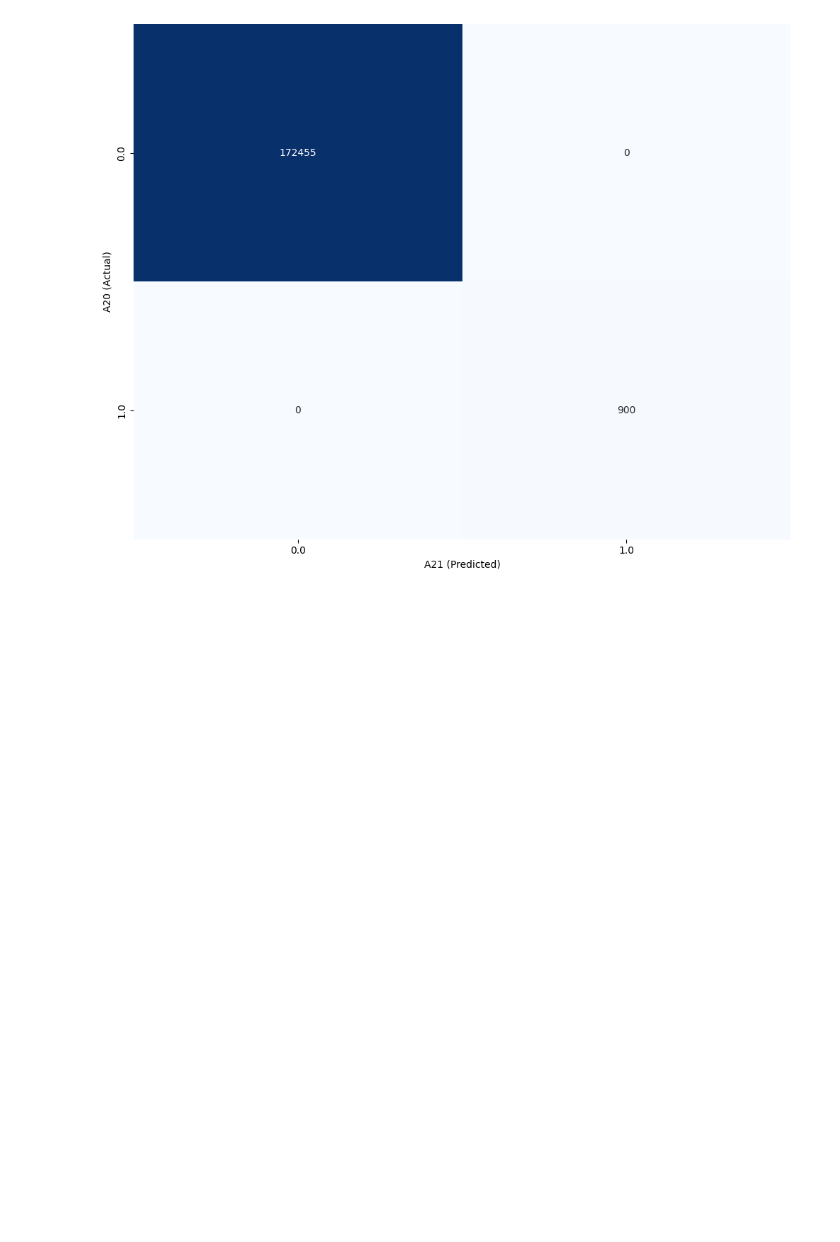
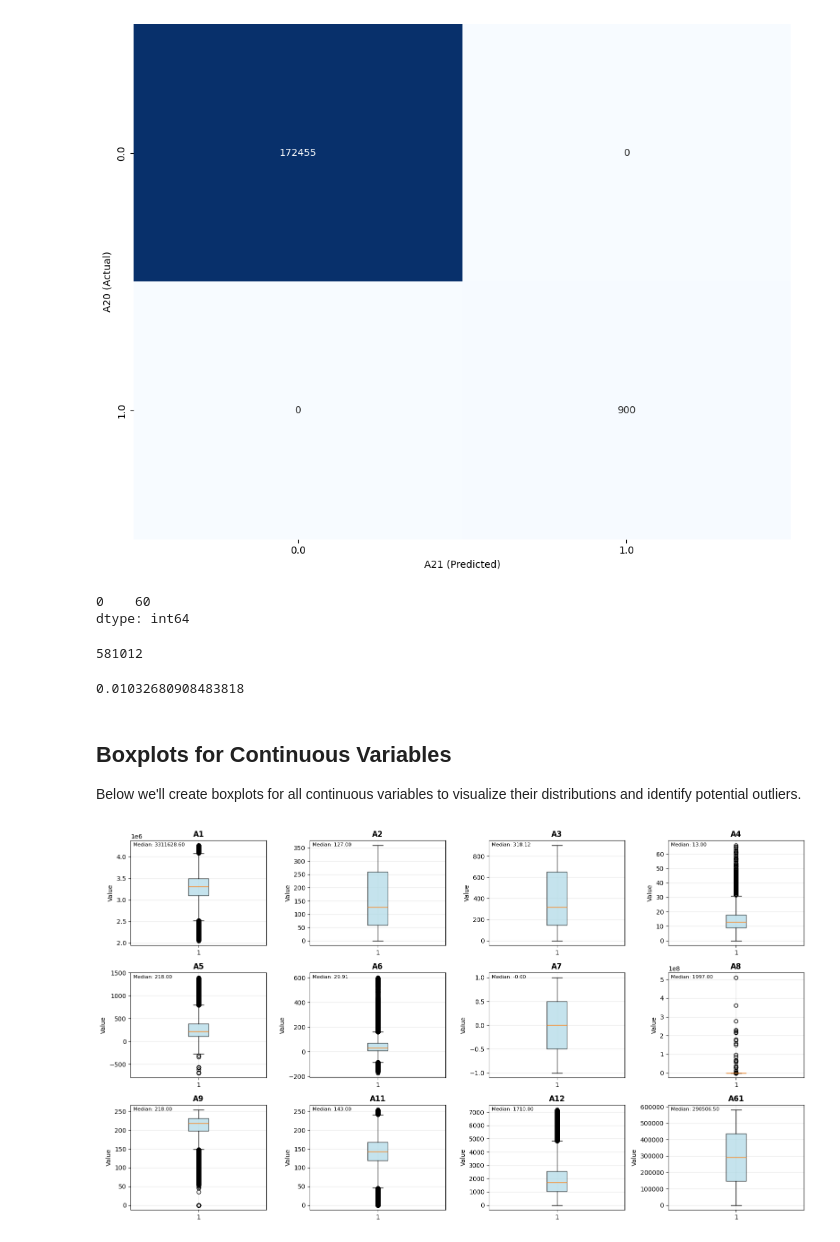
Before and after one commit to Voltzz9/ml441_assignments, a Jupyter notebook: assign1/ml441_assign1_26296918.ipynb, the cells around one changed output. Cells and saved outputs as stored; diff of their text form; code cells hidden in the pictures; blank space fills up the shorter version.

```diff
--- a/assign1/ml441_assign1_26296918.ipynb
+++ b/assign1/ml441_assign1_26296918.ipynb
@@ -1083,3 +1083,57 @@ plt.savefig('report/images/confusion_matrix_A20_A21.pdf', dpi=300, bbox_inches='
 plt.show()
 # %% [output]
 [figure]
+# %%
+# count missing values in target variable
+missing_target_count = target_df.isna().sum()
+missing_target_count
+# %% [output]
+0    60
+dtype: int64
+# %%
+df.shape[0]
+# %% [output]
+581012
+# %%
+60 / df.shape[0] * 100
+# %% [output]
+0.01032680908483818
+# %% [markdown]
+## Boxplots for Continuous Variables
+
+Below we'll create boxplots for all continuous variables to visualize their distributions and identify potential outliers.
+# %%
+# Create individual boxplots for each continuous variable
+continuous_features = df_continuous.columns
+n_features = len(continuous_features)
+
+# Calculate subplot dimensions (try to make roughly square)
+n_cols = int(np.ceil(np.sqrt(n_features)))
+n_rows = int(np.ceil(n_features / n_cols))
+
+plt.figure(figsize=(4 * n_cols, 3 * n_rows))
+
+for i, feature in enumerate(continuous_features):
+    plt.subplot(n_rows, n_cols, i + 1)
+
+    # Create boxplot
+    box_plot = plt.boxplot(df[feature].dropna(), patch_artist=True)
+
+    # Customize colors
+    box_plot['boxes'][0].set_facecolor('lightblue')
+    box_plot['boxes'][0].set_alpha(0.7)
+
+    plt.title(f'A{feature + 1}', fontsize=12, fontweight='bold')
+    plt.ylabel('Value')
+    plt.grid(True, alpha=0.3)
+
+    # Add some statistics as text
+    stats = df[feature].describe()
+    plt.text(0.02, 0.98, f'Median: {stats["50%"]:.2f}',
+             transform=plt.gca().transAxes, verticalalignment='top', fontsize=8)
+
+plt.tight_layout()
+plt.savefig('report/images/continuous_variables_boxplots.pdf', dpi=300, bbox_inches='tight')
+plt.show()
+# %% [output]
+[figure, added]
```
Also changed, not shown: parts of 3 cells of this notebook, 18 other files.
